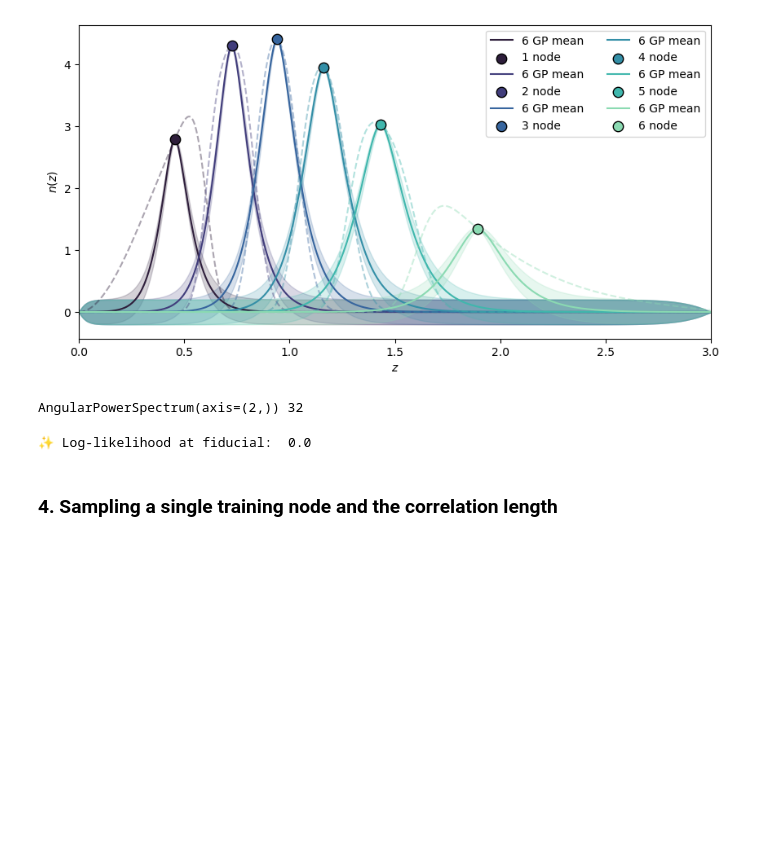
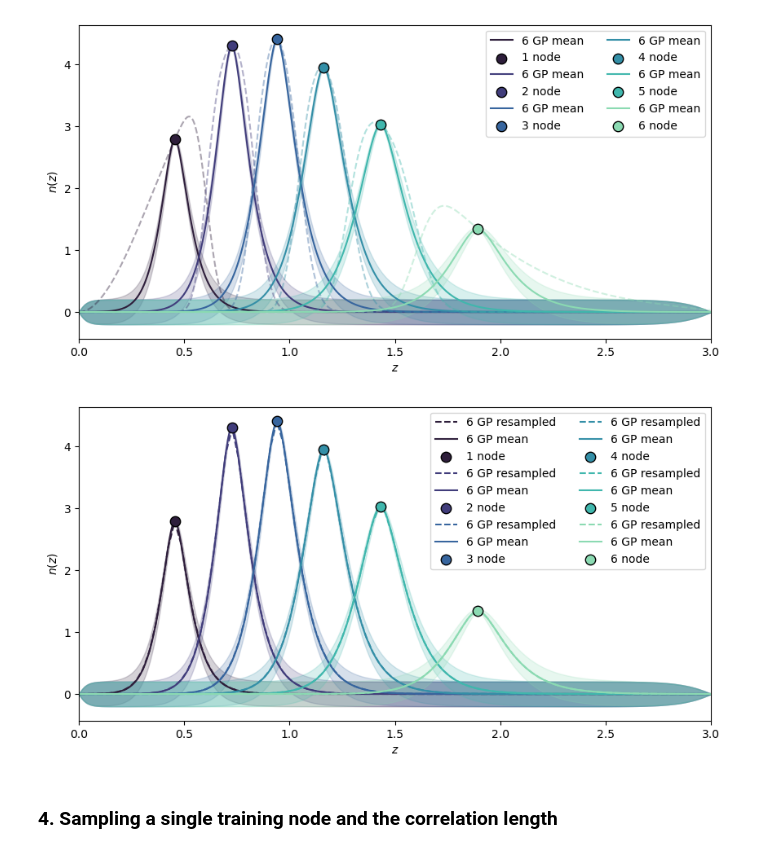
Before and after one commit to jipdebuck/binz, a Jupyter notebook: notebooks/inference.ipynb, the cells around one changed output. Saved outputs shown, nothing was run; the diff lists cells and outputs as text; code cells hidden in the pictures; blank space fills up the shorter version.

```diff
--- a/notebooks/inference.ipynb
+++ b/notebooks/inference.ipynb
@@ -542,13 +511,0 @@ tracer_she_gp = ShearTracer(
-# %%
-# Compute the two-point angular power spectra #
-
-cls_sheshe_gp = AngularTwoPoint(tracer_she_gp, tracer_she_gp).get_Cl(ell_theory, 0, perturbations.k)
-cls_posshe_gp = AngularTwoPoint(tracer_pos_gp, tracer_she_gp).get_Cl(ell_theory, 0, perturbations.k)
-cls_pospos_gp = AngularTwoPoint(tracer_pos_gp, tracer_pos_gp).get_Cl(ell_theory, 0, perturbations.k)
-print(cls_sheshe_gp[('SHE', 'SHE', 1,1)], len(ell_theory))
-
-# Combine all spectra into a single dictionary for easy access
-uncoupled_cls_gp = {**cls_posshe_gp, **cls_sheshe_gp, **cls_pospos_gp}
-uncoupled_cls_WL_gp = {**cls_sheshe_gp}
-# %% [output]
-AngularPowerSpectrum(axis=(2,)) 32
@@ -567,15 +511,0 @@ settings_WL_gp  = build_settings(uncoupled_cls_WL_gp)
-# %%
-like_instance_gp = EuclidLikelihood_WL(
-        data=data_WL_gp,
-        settings=settings_WL,
-        Background=CAMBBackground,
-        LinPerturbations=HMemuLinearPerturbations,
-        NonLinPerturbations=HMemuNonLinearPerturbations,
-        mode="uncoupled"
-
-    )
-
-loglike_gp = like_instance_gp.loglike(fiducial_cosmology | fiducial_nuisance)
-print("✨ Log-likelihood at fiducial: ", loglike_gp)
-# %% [output]
-✨ Log-likelihood at fiducial:  0.0
@@ -582,3 +526,30 @@ print("✨ Log-likelihood at fiducial: ", loglike_gp)
+# %%
+# Plotting the resampled GP n(z) together with original GP n(z) #
+
+z_pred_res = z_pred.reshape(-1, 1)
+predictions_sample = predictions.copy()
+my_dndz_norm_gp = resample_dndz_gp(predictions_sample, z_pred_res, myz)
+palette = sns.color_palette("mako", 6)
+fig, ax = plt.subplots(figsize=(10, 5))
+
+for j, nz in enumerate(n_meds):
+    y_pred, y_std = predictions[j]
+    X_train, y_train = z_meds[j], n_meds[j]
+    ax.plot(myz, my_dndz_norm_gp[j], color=palette[j], linestyle='--',label=f"{key} GP resampled")
+    ax.plot(z_pred, y_pred, color=palette[j], label=f"{key} GP mean")
+    ax.fill_between(z_pred.ravel(), (y_pred - y_std).ravel(), (y_pred + y_std).ravel(),
+                    color=palette[j], alpha=0.2)
+
+#    ax.plot(z_nz, dndz_she_norm[j+1], '--', color=palette[j], alpha=0.4)
+    ax.scatter(X_train, y_train, color=palette[j], edgecolor='black', s=80, zorder=3, label=f"{j+1} node")
+
+ax.set_xlabel(r"$z$")
+ax.set_ylabel(r"$n(z)$")
+ax.set_xlim(0, 3)
+ax.legend(loc="upper right", ncol=2)
+plt.show()
+# %% [output]
+[figure, added]
 # %% [markdown]
 ### 4. Sampling a single training node and the correlation length
 # %%
```
Also changed, not shown: parts of 18 cells of this notebook.
